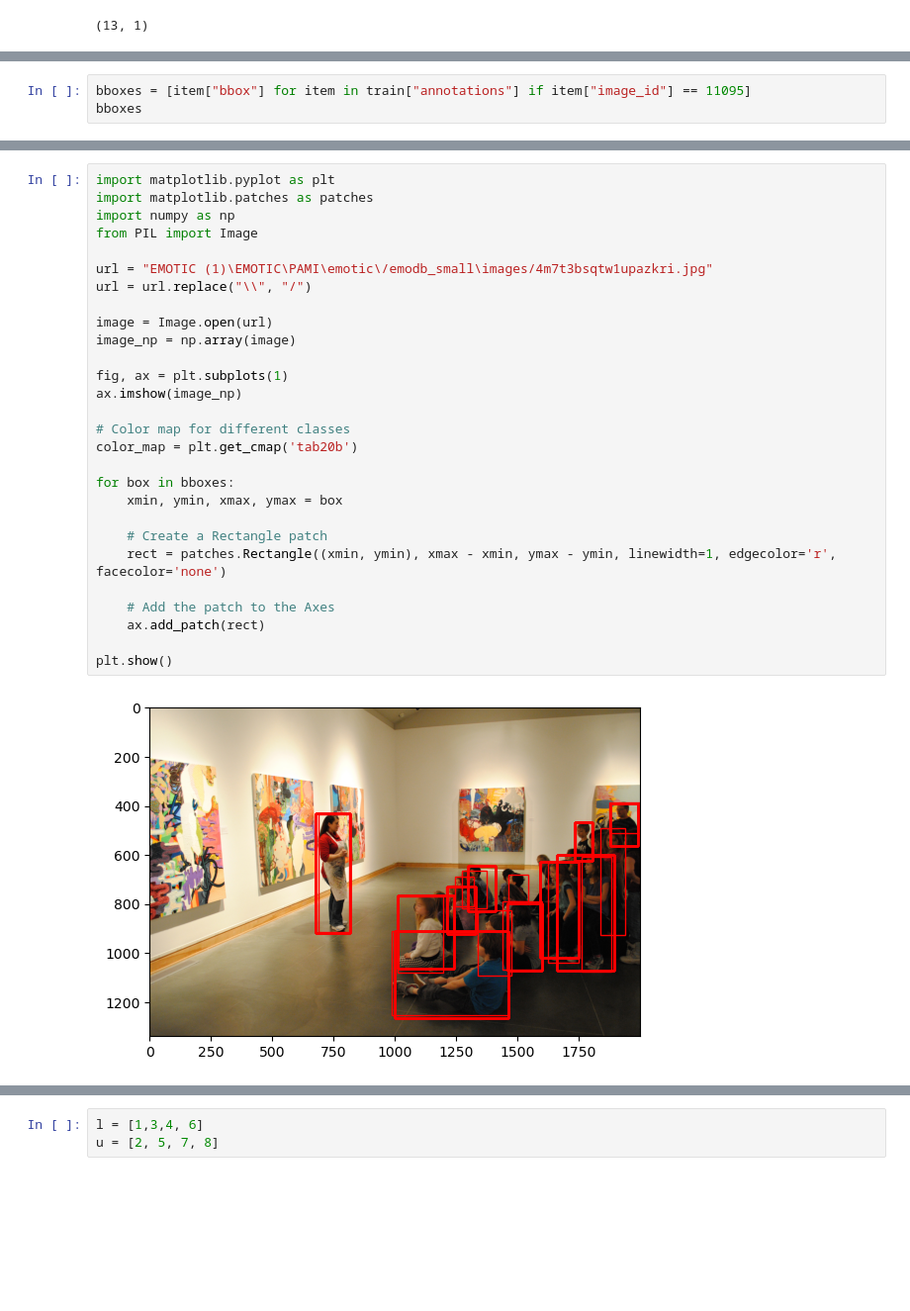
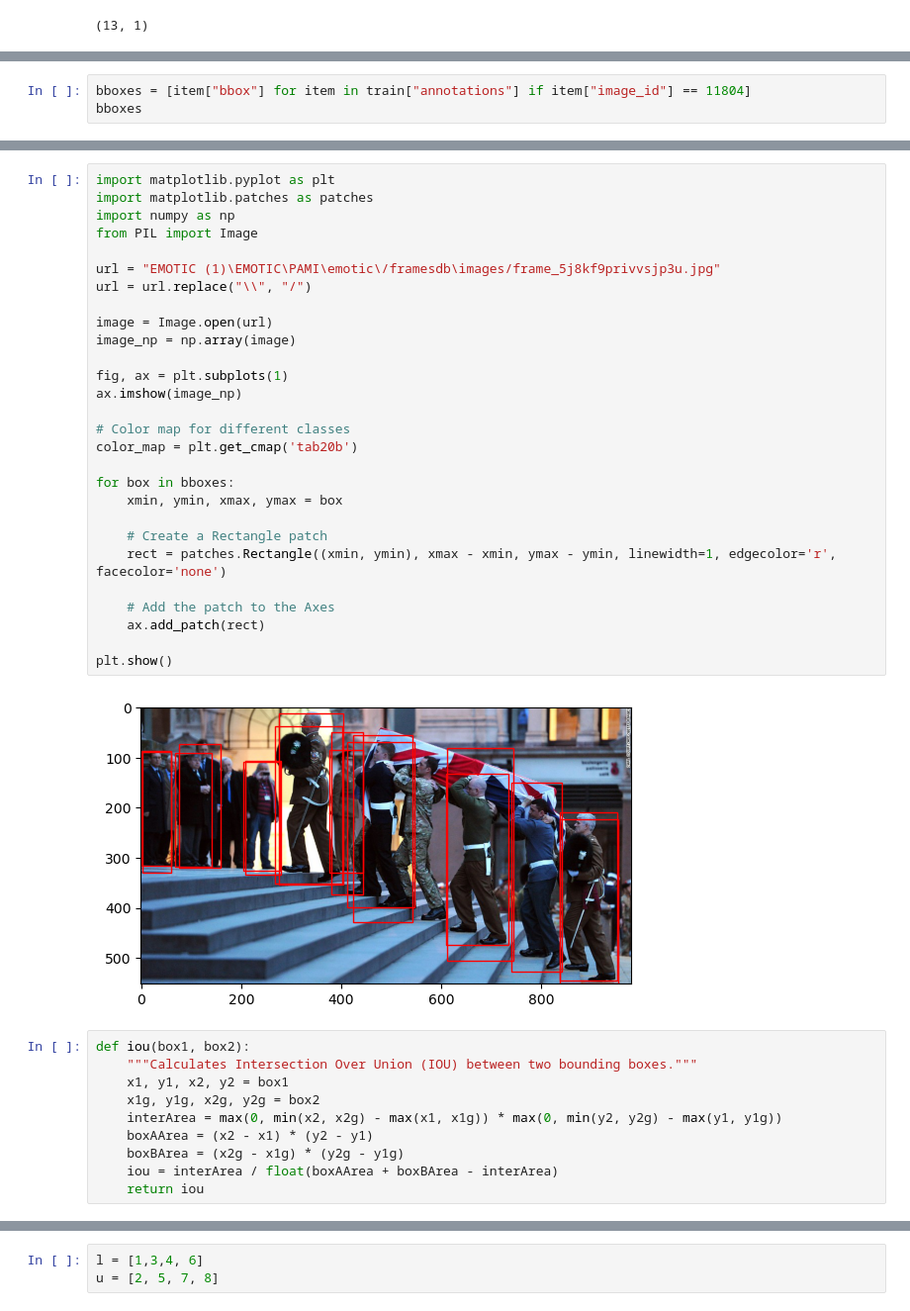
Before and after one commit to Jalalbaim/Emotic_Correction, a Jupyter notebook: testtest.ipynb, the cells around one changed output, grey strips where cells are left out. Shown at 99% size. Saved outputs shown, nothing was run; the diff lists cells and outputs as text; blank space fills up the shorter version.

```diff
--- a/testtest.ipynb
+++ b/testtest.ipynb
@@ -65,5 +65,5 @@ img
  'coco_ids': []}
 # %%
-bboxes = [item["bbox"] for item in train["annotations"] if item["image_id"] == 11095]
+bboxes = [item["bbox"] for item in train["annotations"] if item["image_id"] == 11804]
 bboxes
 # %% [output]
@@ -87,30 +87,40 @@ bboxes
 # %%
 import matplotlib.pyplot as plt
 import matplotlib.patches as patches
 import numpy as np
 from PIL import Image
 
-url = "EMOTIC (1)\EMOTIC\PAMI\emotic\/emodb_small\images/4m7t3bsqtw1upazkri.jpg"
+url = "EMOTIC (1)\EMOTIC\PAMI\emotic\/framesdb\images/frame_5j8kf9privvsjp3u.jpg"
 url = url.replace("\\", "/")
 
 image = Image.open(url)
 image_np = np.array(image)
 
 fig, ax = plt.subplots(1)
 ax.imshow(image_np)
 
 # Color map for different classes
 color_map = plt.get_cmap('tab20b')
 
 for box in bboxes:
     xmin, ymin, xmax, ymax = box
 
     # Create a Rectangle patch
     rect = patches.Rectangle((xmin, ymin), xmax - xmin, ymax - ymin, linewidth=1, edgecolor='r', facecolor='none')
 
     # Add the patch to the Axes
     ax.add_patch(rect)
 
 plt.show()
 # %% [output]
-[figure, old version]
+[figure, new version]
+# %%
+def iou(box1, box2):
+    """Calculates Intersection Over Union (IOU) between two bounding boxes."""
+    x1, y1, x2, y2 = box1
+    x1g, y1g, x2g, y2g = box2
+    interArea = max(0, min(x2, x2g) - max(x1, x1g)) * max(0, min(y2, y2g) - max(y1, y1g))
+    boxAArea = (x2 - x1) * (y2 - y1)
+    boxBArea = (x2g - x1g) * (y2g - y1g)
+    iou = interArea / float(boxAArea + boxBArea - interArea)
+    return iou
```
Also changed, not shown: parts of 20 cells of this notebook, 1 other file.
